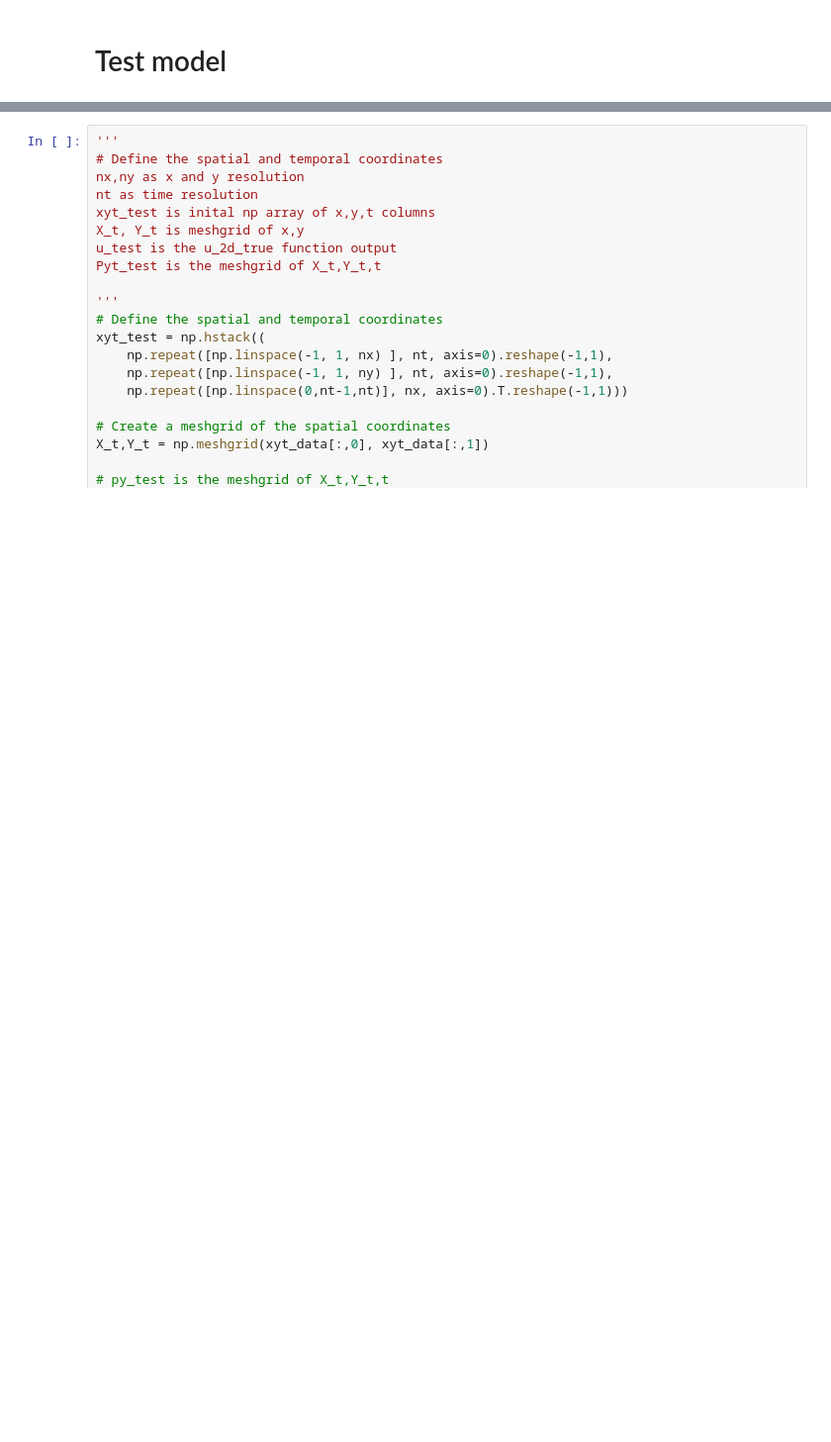
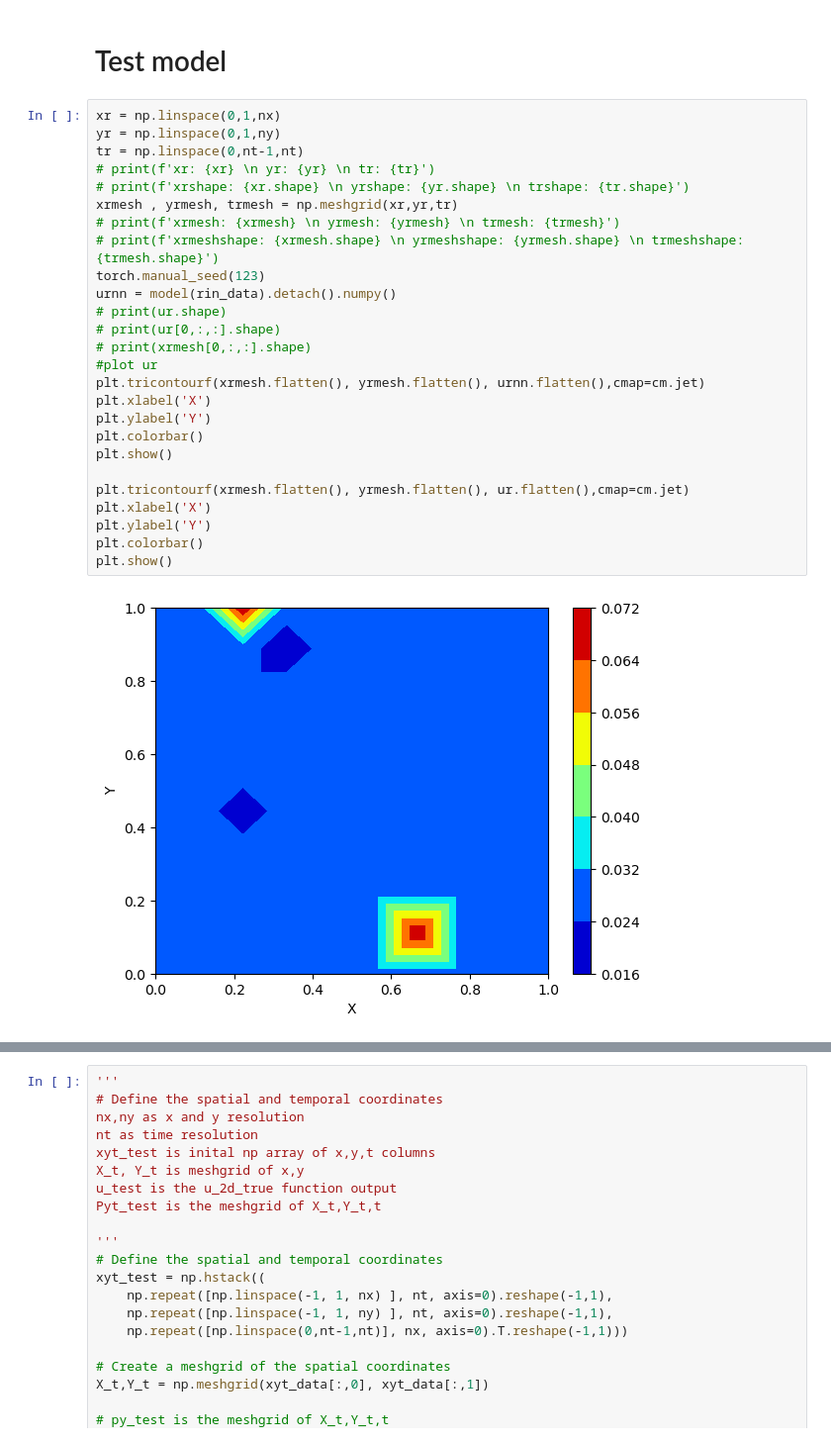
Before and after one commit to Tsomoriri/PhysNet-RadarNowcast, a Jupyter notebook: 2d-advection.ipynb, the cells around one changed output, grey strips where cells are left out. Shown at 99% size. Drawn from its saved outputs; the diff is of its cells as text; blank space fills up the shorter version.

```diff
--- a/2d-advection.ipynb
+++ b/2d-advection.ipynb
@@ -204,3 +235,31 @@ for i in range(1000):
     optimizer.step()
 # %% [markdown]
 # Test model
+# %%
+xr = np.linspace(0,1,nx)
+yr = np.linspace(0,1,ny)
+tr = np.linspace(0,nt-1,nt)
+# print(f'xr: {xr} \n yr: {yr} \n tr: {tr}')
+# print(f'xrshape: {xr.shape} \n yrshape: {yr.shape} \n trshape: {tr.shape}')
+xrmesh , yrmesh, trmesh = np.meshgrid(xr,yr,tr)
+# print(f'xrmesh: {xrmesh} \n yrmesh: {yrmesh} \n trmesh: {trmesh}')
+# print(f'xrmeshshape: {xrmesh.shape} \n yrmeshshape: {yrmesh.shape} \n trmeshshape: {trmesh.shape}')
+torch.manual_seed(123)
+urnn = model(rin_data).detach().numpy()
+# print(ur.shape)
+# print(ur[0,:,:].shape)
+# print(xrmesh[0,:,:].shape)
+#plot ur
+plt.tricontourf(xrmesh.flatten(), yrmesh.flatten(), urnn.flatten(),cmap=cm.jet)
+plt.xlabel('X')
+plt.ylabel('Y')
+plt.colorbar()
+plt.show()
+
+plt.tricontourf(xrmesh.flatten(), yrmesh.flatten(), ur.flatten(),cmap=cm.jet)
+plt.xlabel('X')
+plt.ylabel('Y')
+plt.colorbar()
+plt.show()
+# %% [output]
+[figure, added]
```
Also changed, not shown: parts of 7 cells of this notebook, 22 other files.
